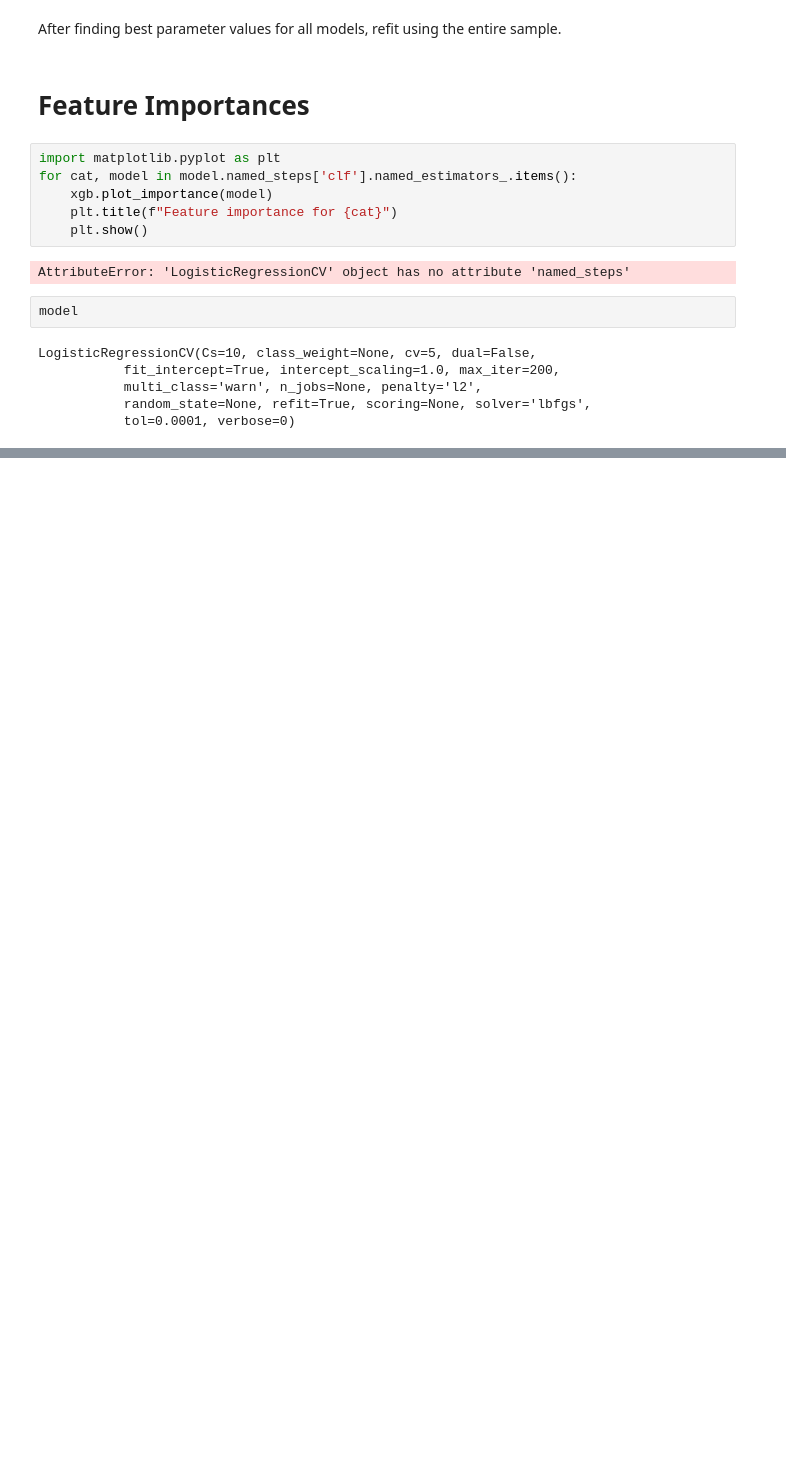
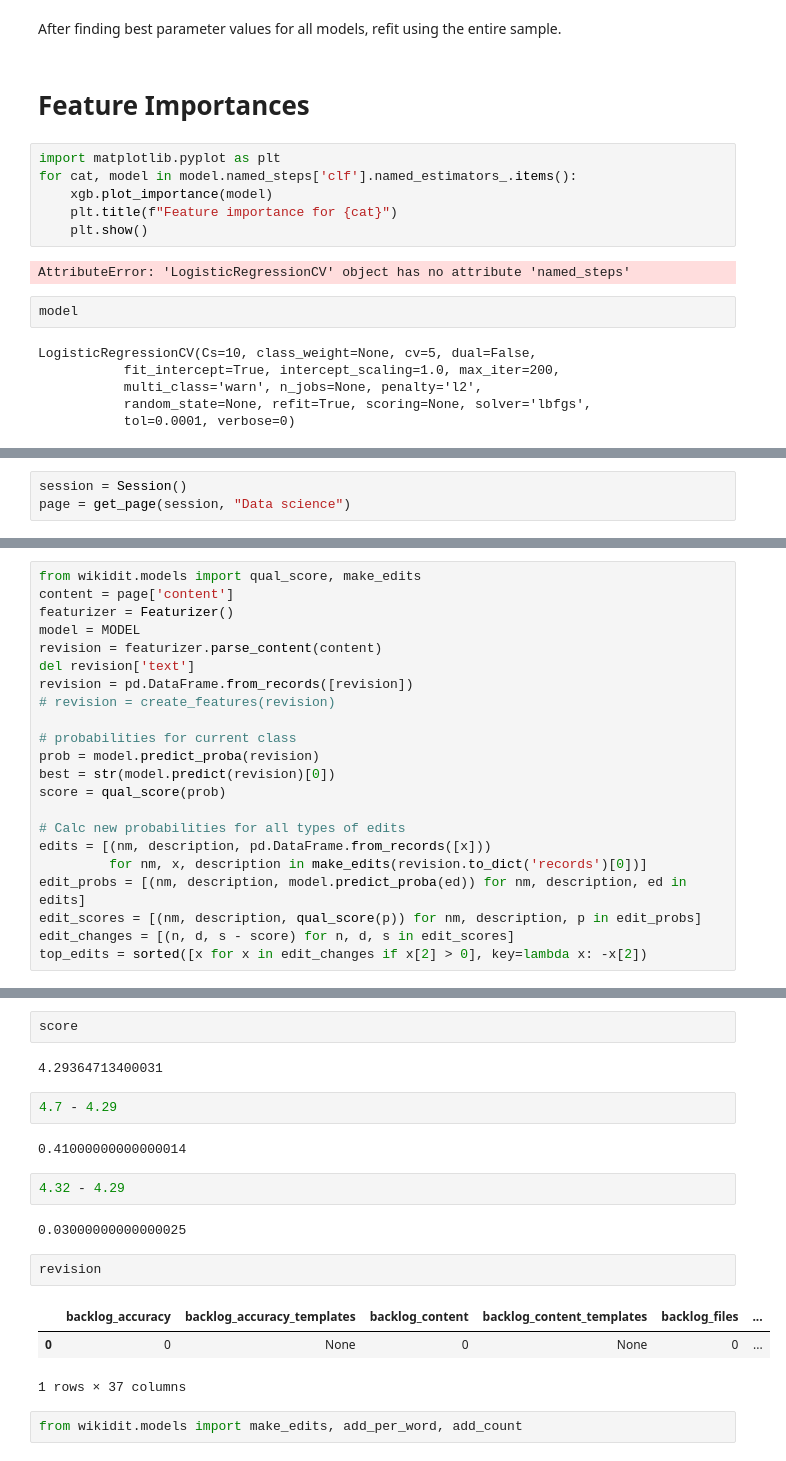
Before and after one commit to jrnold/wikidit, a Jupyter notebook: notebooks/quality_predictions-2.ipynb, the cells around one changed output, grey strips where cells are left out. Saved outputs shown, nothing was run; the diff lists cells and outputs as text; blank space fills up the shorter version.

```diff
--- a/notebooks/quality_predictions-2.ipynb
+++ b/notebooks/quality_predictions-2.ipynb
@@ -325,0 +342,3 @@ LogisticRegressionCV(Cs=10, class_weight=None, cv=5, dual=False,
+# %%
+session = Session()
+page = get_page(session, "Data science")
@@ -325,0 +363,22 @@ LogisticRegressionCV(Cs=10, class_weight=None, cv=5, dual=False,
+# %%
+from wikidit.models import qual_score, make_edits
+content = page['content']
+featurizer = Featurizer()
+model = MODEL
+revision = featurizer.parse_content(content)
+del revision['text']
+revision = pd.DataFrame.from_records([revision])
+# revision = create_features(revision)
+
+# probabilities for current class
+prob = model.predict_proba(revision)
+best = str(model.predict(revision)[0])
+score = qual_score(prob)
+
+# Calc new probabilities for all types of edits
+edits = [(nm, description, pd.DataFrame.from_records([x]))
+         for nm, x, description in make_edits(revision.to_dict('records')[0])]
+edit_probs = [(nm, description, model.predict_proba(ed)) for nm, description, ed in edits]
+edit_scores = [(nm, description, qual_score(p)) for nm, description, p in edit_probs]
+edit_changes = [(n, d, s - score) for n, d, s in edit_scores]
+top_edits = sorted([x for x in edit_changes if x[2] > 0], key=lambda x: -x[2])
@@ -325,0 +441,20 @@ LogisticRegressionCV(Cs=10, class_weight=None, cv=5, dual=False,
+# %%
+score
+# %% [output]
+4.29364713400031
+# %%
+4.7 - 4.29
+# %% [output]
+0.41000000000000014
+# %%
+4.32 - 4.29
+# %% [output]
+0.03000000000000025
+# %%
+revision
+# %% [output]
+|  | backlog_accuracy | backlog_accuracy_templates | backlog_content | backlog_content_templates | backlog_files | ... |
+| 0 | 0 | None | 0 | None | 0 | ... |
+1 rows × 37 columns
+# %%
+from wikidit.models import make_edits, add_per_word, add_count
```
Also changed, not shown: parts of 18 cells of this notebook, 3 other files.
